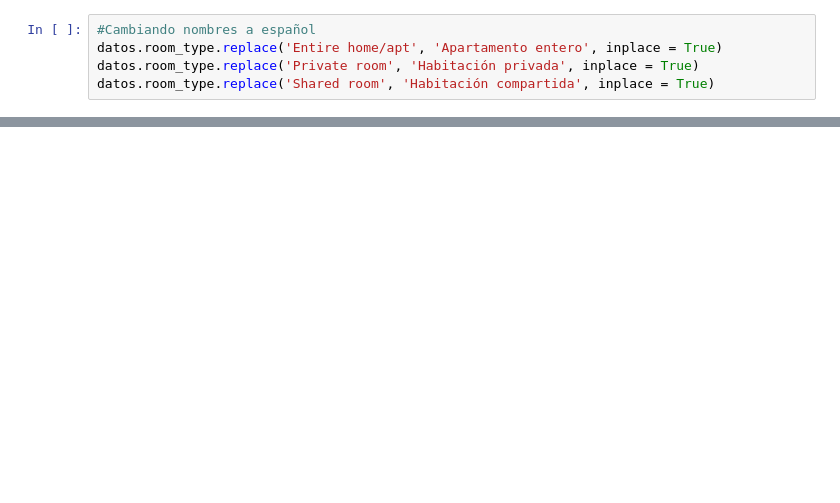
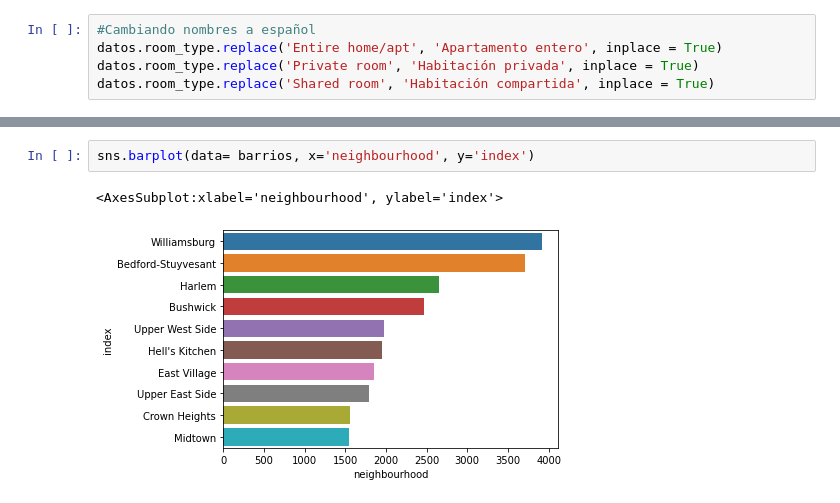
Before and after one commit to monsadan/DataExploration, a Jupyter notebook: Exploring_data.ipynb, the cells around one changed output, grey strips where cells are left out. Drawn from its saved outputs; the diff is of its cells as text; blank space fills up the shorter version.

```diff
--- a/Exploring_data.ipynb
+++ b/Exploring_data.ipynb
@@ -43,0 +178,5 @@ datos.name.value_counts()
+# %%
+sns.barplot(data= barrios, x='neighbourhood', y='index')
+# %% [output]
+<AxesSubplot:xlabel='neighbourhood', ylabel='index'>
+[figure, added]
```
Also changed, not shown: parts of 54 cells of this notebook, 2 other files.
